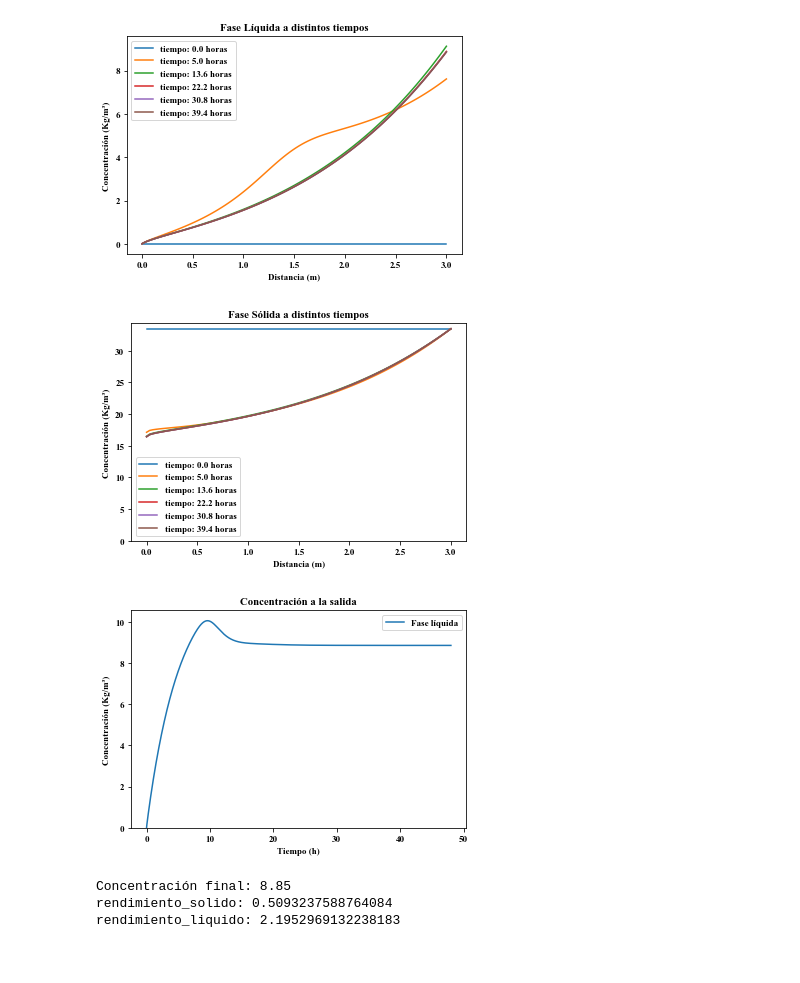
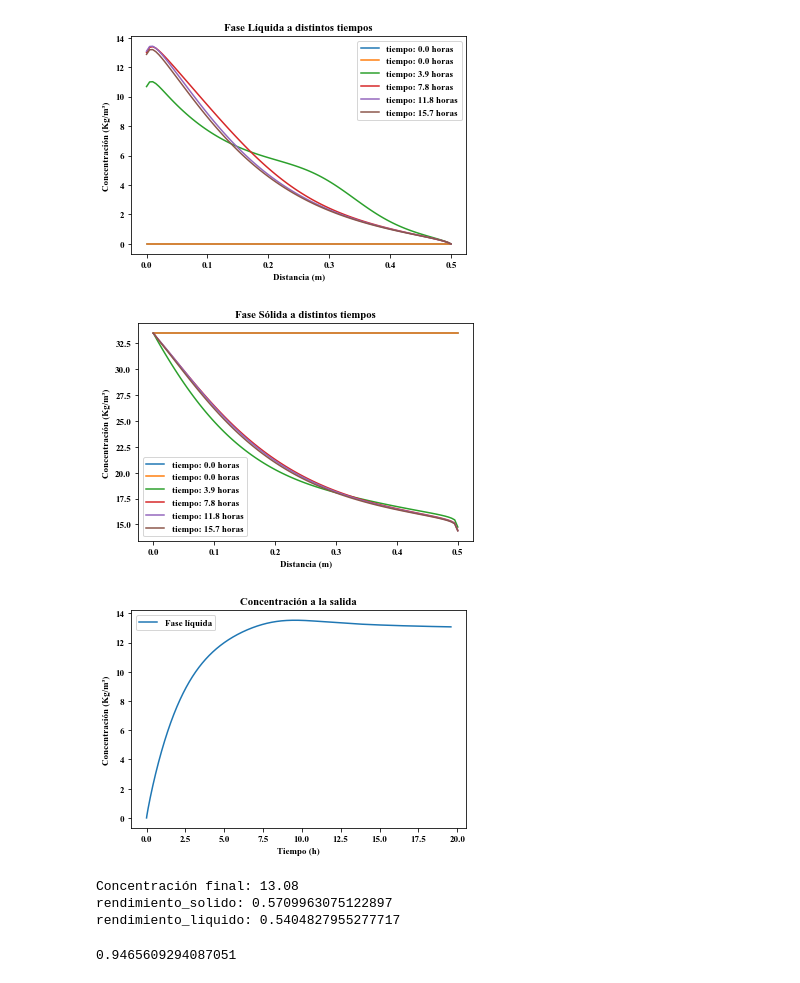
Before and after one commit to fedebenelli/PDE-solver, a Jupyter notebook: Jupyter/counter-current.ipynb, the cells around one changed output. Cells and saved outputs as stored; diff of their text form; code cells hidden in the pictures.

```diff
--- a/Jupyter/counter-current.ipynb
+++ b/Jupyter/counter-current.ipynb
@@ -307,12 +196,11 @@ Tiempo de residencia de sólido:     5.880    h
 nz = 100
 nt = tau
 
-
 # Condiciones iniciales
 eqLiq = 16.03
 
-Z = np.linspace(0, L, nz)
-t = np.linspace(0*3600, tau, nt)
+Z = np.linspace(0, Lc, nz)
+t = np.linspace(0, resTimeS*20 ,nt)
 
 dz = Z[1] - Z[0]
 dt = t[1] - t[0]
@@ -322,7 +210,6 @@ F0 = np.ones(2*nz)
 F0[0::2] = porcentajeAC*dens
 F0[1::2] = 0
 
-equip = 'CC'
 sol = odeint(countercurrent, F0, t, ml=1, mu=2)
 
 # Separo los resultados en una variable para
@@ -331,25 +218,22 @@ sol = odeint(countercurrent, F0, t, ml=1, mu=2)
 
 X = sol[:, ::2]
 Y = sol[:, 1::2]
-rendimiento_solido = 1 - (X[-1,0]/(porcentajeAC*dens))
 # %%
 '__Obtención de gráficos__'
 
 
 # Definición de un tiempo inicial para analizar y el máximo índice de z
-tiniPos = find_nearest_pos(t, resTime/2)    # Divido el tiempo de residencia por dos porque son dos columnas y a la mitad del tiempo ya pasó el tiempo inicial de la segunda
 zEnd = int(nz)
-zHalf = int(nz/2)
 
 # Concentración a la salida del extractor
-Yin = Y[:, 1]
-Yout = Y[:, -1]
-Xin = X[:, -1]
-Xout = X[:, 1]
+Yin  = Y[:, -1]
+Yout = Y[:,  1]
+Xin  = X[:,  1]
+Xout = X[:, -1]
 
 # Obtengo tiempos a los cuales deseo extraerles información
 tiempos = [0]
-for i in range(tiniPos, int(nt), int((nt-tiniPos)/5)):
+for i in range(0, int(nt), int((nt)/5)):
     tiempos.append(i)
 
 # Grafico concentraciones de fase líquida
@@ -364,39 +248,44 @@ plt.legend()
 plt.show()
 
 
 # Grafico concentraciones de fase sólida
 for i in tiempos:
     plt.plot(Z[:zEnd], X[i, :zEnd], label=f'tiempo: {round(t[i]/3600, 1)} horas')
 
 plt.title('Fase Sólida a distintos tiempos')
 plt.xlabel('Distancia (m)')
 plt.ylabel('Concentración (Kg/m³)')
-plt.ylim(ymin=0)
+#plt.ylim(ymin=0)
 plt.legend()
 plt.show()
 
 
 # Grafico concentración a la salida del extractor
 plt.plot(t[:]/3600, Yout[:], label='Fase líquida')
 plt.title('Concentración a la salida')
 plt.xlabel('Tiempo (h)')
 plt.ylabel('Concentración (Kg/m³)')
-plt.ylim(ymin=0)
+#plt.ylim(ymin=0)
 plt.legend()
 plt.show()
 
 
-rendimiento_liquido = (Yout[-1]*nu)/(porcentajeAC*W)
+rendimiento_liquido = (Yout[-1]*L)/(porcentajeAC*W)
+rendimiento_solido = 1 - Xout[-1]/(porcentajeAC*dens)
 
 print(f'''
 Concentración final: {round(Yout[-1],2)}
 rendimiento_solido: {rendimiento_solido}
 rendimiento_liquido: {rendimiento_liquido}
 ''')
 # %% [output]
-[figure, old version]
+[figure, new version]
-[figure, old version]
+[figure, new version]
-[figure, old version]
+[figure, new version]
-Concentración final: 8.85
-rendimiento_solido: 0.5093237588764084
-rendimiento_liquido: 2.1952969132238183
+Concentración final: 13.08
+rendimiento_solido: 0.5709963075122897
+rendimiento_liquido: 0.5404827955277717
+# %%
+rendimiento_liquido/rendimiento_solido
+# %% [output]
+0.9465609294087051
```
Also changed, not shown: parts of 2 cells of this notebook, 5 other files.
